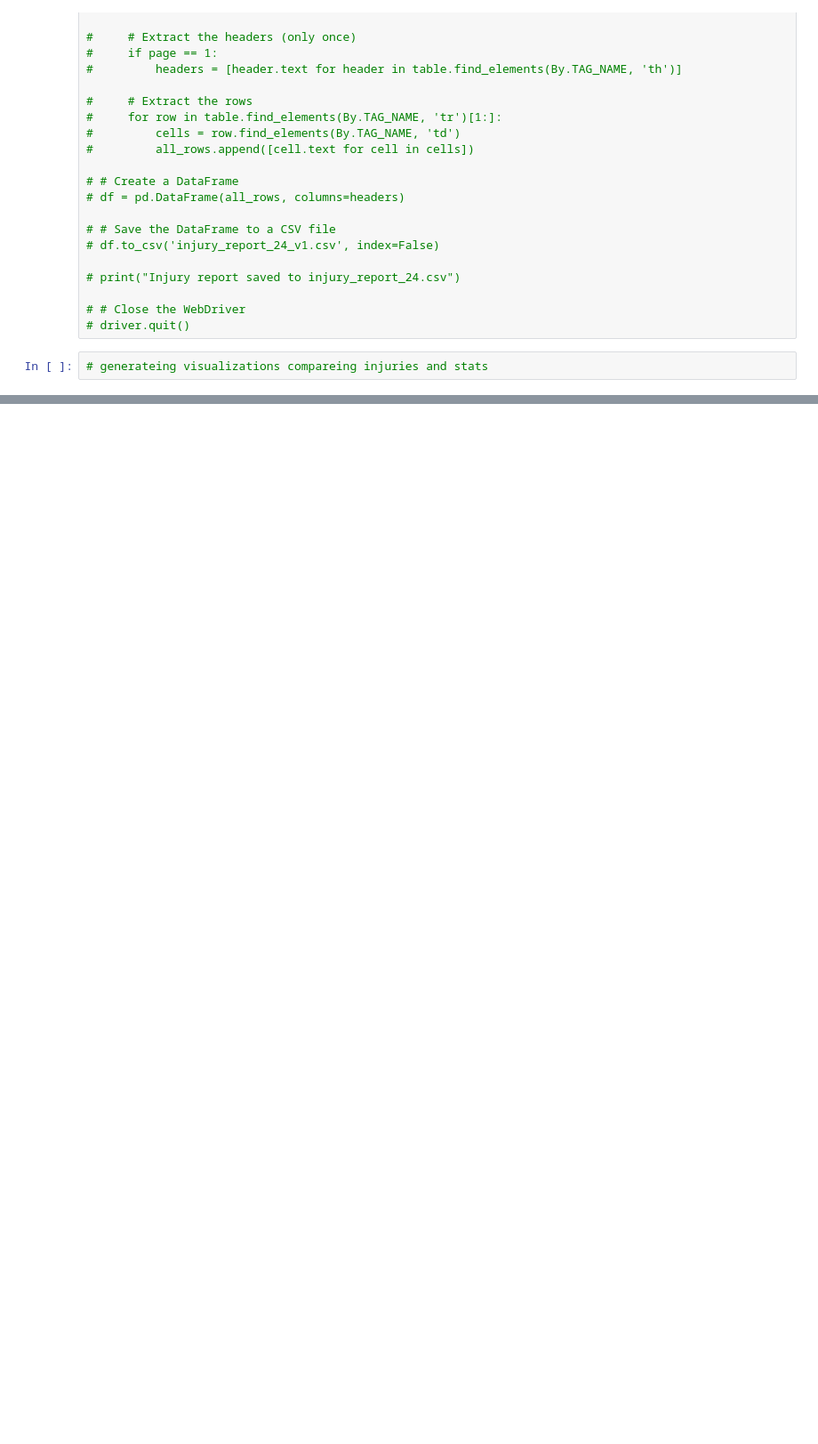
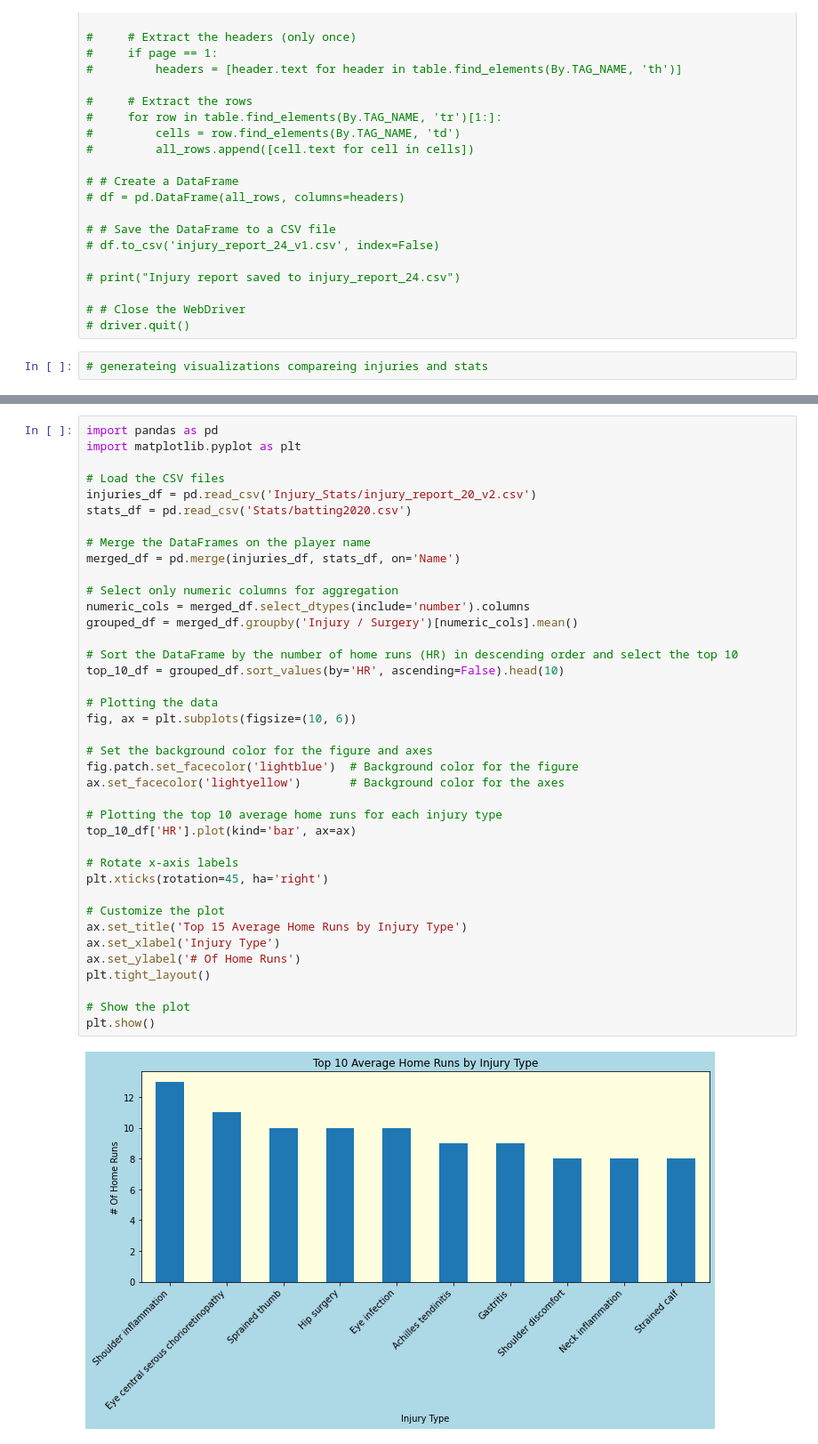
Before and after one commit to ThePennyGoblin/Moms_Against_Wyoming, a Jupyter notebook: Jack_visualizations.ipynb, the cells around one changed output, grey strips where cells are left out. Shown at 89% size. Cells and saved outputs as stored; diff of their text form; blank space fills up the shorter version.

```diff
--- a/Jack_visualizations.ipynb
+++ b/Jack_visualizations.ipynb
@@ -84,0 +141,41 @@ plt.show()
+# %%
+import pandas as pd
+import matplotlib.pyplot as plt
+
+# Load the CSV files
+injuries_df = pd.read_csv('Injury_Stats/injury_report_20_v2.csv')
+stats_df = pd.read_csv('Stats/batting2020.csv')
+
+# Merge the DataFrames on the player name
+merged_df = pd.merge(injuries_df, stats_df, on='Name')
+
+# Select only numeric columns for aggregation
+numeric_cols = merged_df.select_dtypes(include='number').columns
+grouped_df = merged_df.groupby('Injury / Surgery')[numeric_cols].mean()
+
+# Sort the DataFrame by the number of home runs (HR) in descending order and select the top 10
+top_10_df = grouped_df.sort_values(by='HR', ascending=False).head(10)
+
+# Plotting the data
+fig, ax = plt.subplots(figsize=(10, 6))
+
+# Set the background color for the figure and axes
+fig.patch.set_facecolor('lightblue')  # Background color for the figure
+ax.set_facecolor('lightyellow')       # Background color for the axes
+
+# Plotting the top 10 average home runs for each injury type
+top_10_df['HR'].plot(kind='bar', ax=ax)
+
+# Rotate x-axis labels
+plt.xticks(rotation=45, ha='right')
+
+# Customize the plot
+ax.set_title('Top 15 Average Home Runs by Injury Type')
+ax.set_xlabel('Injury Type')
+ax.set_ylabel('# Of Home Runs')
+plt.tight_layout()
+
+# Show the plot
+plt.show()
+# %% [output]
+[figure, added]
```
Also changed, not shown: parts of 8 cells of this notebook, 14 other files.
